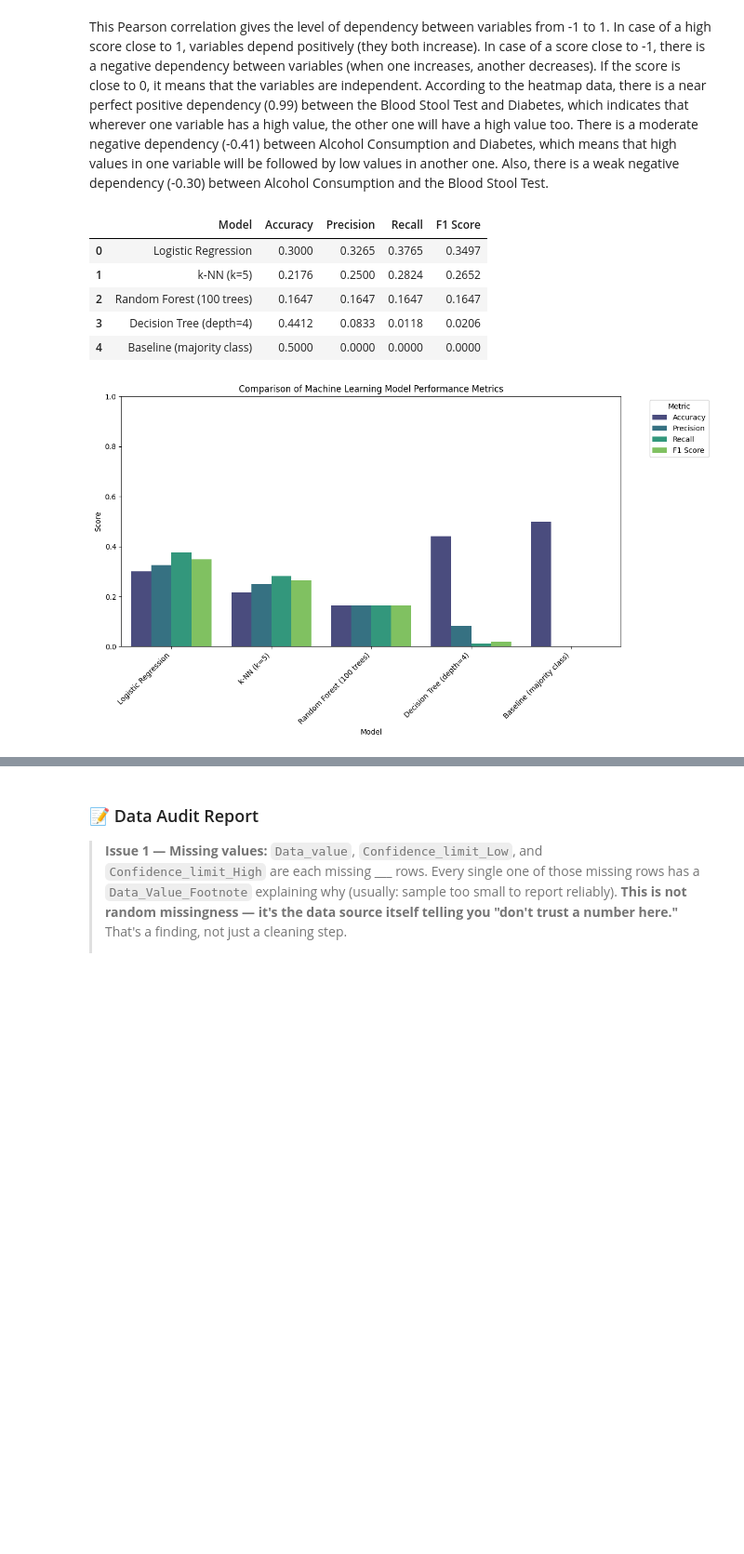
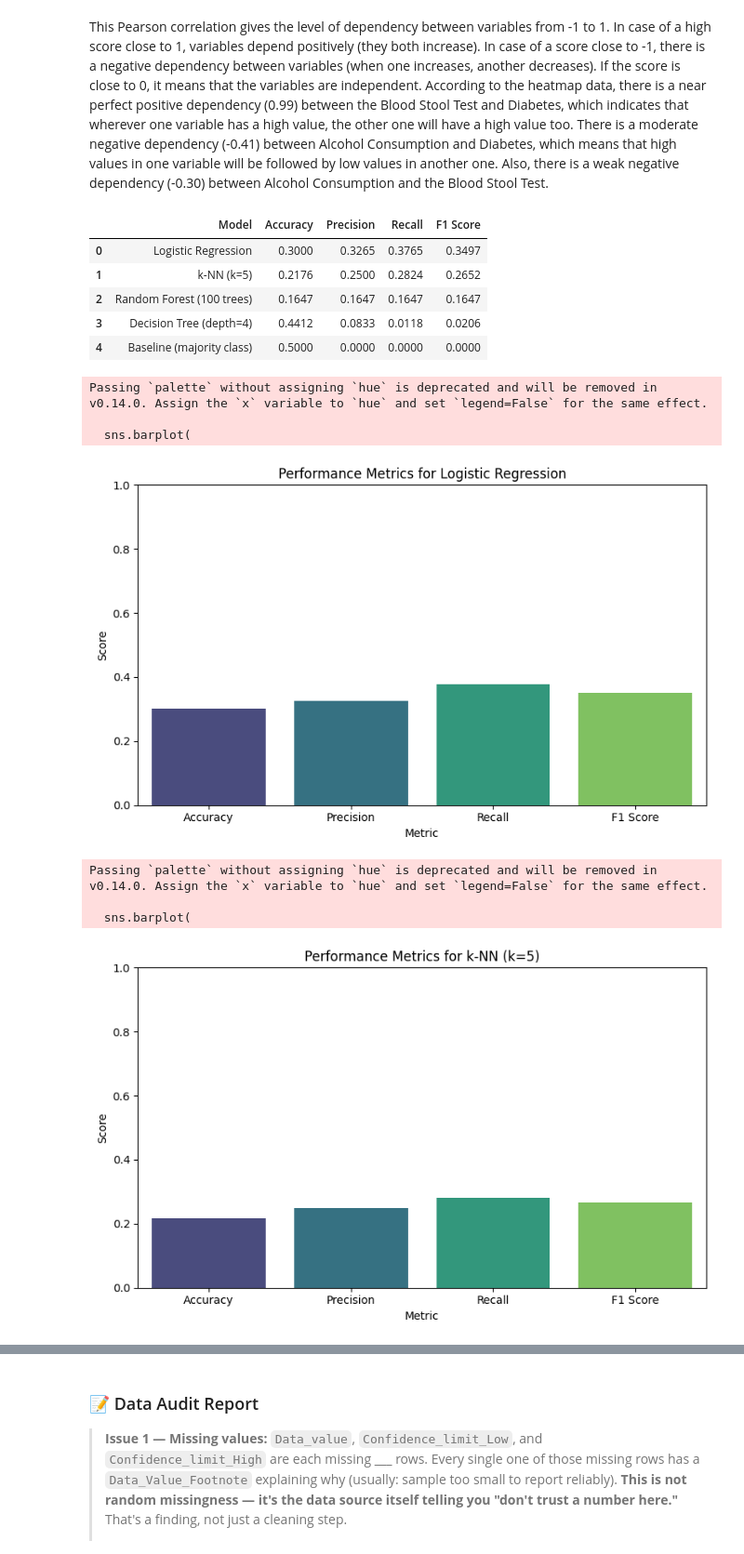
Before and after one commit to atharva-soni/PublicHealthDS_Diabetes, a Jupyter notebook: Copy_of_PublicHealth.ipynb, the cells around one changed output, grey strips where cells are left out. Shown at 93% size. Cells and saved outputs as stored; diff of their text form; code cells hidden in the pictures; blank space fills up the shorter version.

Commit message:
The main place where the data was cleaned, organized, and visualized.

```diff
--- a/Copy_of_PublicHealth.ipynb
+++ b/Copy_of_PublicHealth.ipynb
@@ -513,56 +528,62 @@ for name, (model, X_tr, X_te) in models.items():
     rows.append({
         'Model': name,
         'Accuracy': accuracy_score(y_test, preds),
         'Precision': precision_score(y_test, preds, zero_division=0),
         'Recall': recall_score(y_test, preds, zero_division=0),
         'F1 Score': f1_score(y_test, preds, zero_division=0)
     })
 
 results = (
     pd.DataFrame(rows)
       .sort_values("Recall", ascending=False)
       .reset_index(drop=True)
 )
 
 # Display the results table with styling
 display(results.style \
     .background_gradient(
         cmap="Greens",
         subset=["Accuracy", "Precision", "Recall", "F1 Score"]
     ) \
     .format("{:.4f}", subset=["Accuracy", "Precision", "Recall", "F1 Score"]))
 
-# --- Start of added code to generate a graph from the results table ---
-# Melt the results DataFrame to long format for easier plotting
-results_melted = results.melt(
-    id_vars=['Model'],
-    var_name='Metric',
-    value_name='Score',
-    value_vars=['Accuracy', 'Precision', 'Recall', 'F1 Score']
-)
+# --- Start of modified code to generate individual graphs for each model ---
+# Iterate through each model in the results DataFrame and create a separate bar chart
+for index, row in results.iterrows():
+    model_name = row['Model']
 
-plt.figure(figsize=(12, 7))
-sns.barplot(
-    data=results_melted,
-    x='Model',
-    y='Score',
-    hue='Metric',
-    palette='viridis'
-)
-plt.title('Comparison of Machine Learning Model Performance Metrics')
-plt.xlabel('Model')
-plt.ylabel('Score')
-plt.xticks(rotation=45, ha='right')
-plt.legend(title='Metric', bbox_to_anchor=(1.05, 1), loc='upper left')
-plt.ylim(0, 1) # Metrics are between 0 and 1
-plt.tight_layout()
-plt.show()
-# --- End of added code ---
+    # Create a DataFrame for the current model's metrics
+    model_metrics = pd.DataFrame({
+        'Metric': ['Accuracy', 'Precision', 'Recall', 'F1 Score'],
+        'Score': [row['Accuracy'], row['Precision'], row['Recall'], row['F1 Score']]
+    })
+
+    plt.figure(figsize=(8, 5))
+    sns.barplot(
+        data=model_metrics,
+        x='Metric',
+        y='Score',
+        palette='viridis'
+    )
+    plt.title(f'Performance Metrics for {model_name}')
+    plt.xlabel('Metric')
+    plt.ylabel('Score')
+    plt.ylim(0, 1) # Metrics are between 0 and 1
+    plt.tight_layout()
+    plt.show()
+# --- End of modified code ---
 # %% [output]
 |  | Model | Accuracy | Precision | Recall | F1 Score |
 | 0 | Logistic Regression | 0.3000 | 0.3265 | 0.3765 | 0.3497 |
 | 1 | k-NN (k=5) | 0.2176 | 0.2500 | 0.2824 | 0.2652 |
 | 2 | Random Forest (100 trees) | 0.1647 | 0.1647 | 0.1647 | 0.1647 |
 | 3 | Decision Tree (depth=4) | 0.4412 | 0.0833 | 0.0118 | 0.0206 |
 | 4 | Baseline (majority class) | 0.5000 | 0.0000 | 0.0000 | 0.0000 |
+Passing `palette` without assigning `hue` is deprecated and will be removed in v0.14.0. Assign the `x` variable to `hue` and set `legend=False` for the same effect.
+
+  sns.barplot(
-[figure, old version]
+[figure, new version]
+Passing `palette` without assigning `hue` is deprecated and will be removed in v0.14.0. Assign the `x` variable to `hue` and set `legend=False` for the same effect.
+
+  sns.barplot(
+[figure, added]
```
Also changed, not shown: parts of 8 cells of this notebook.
